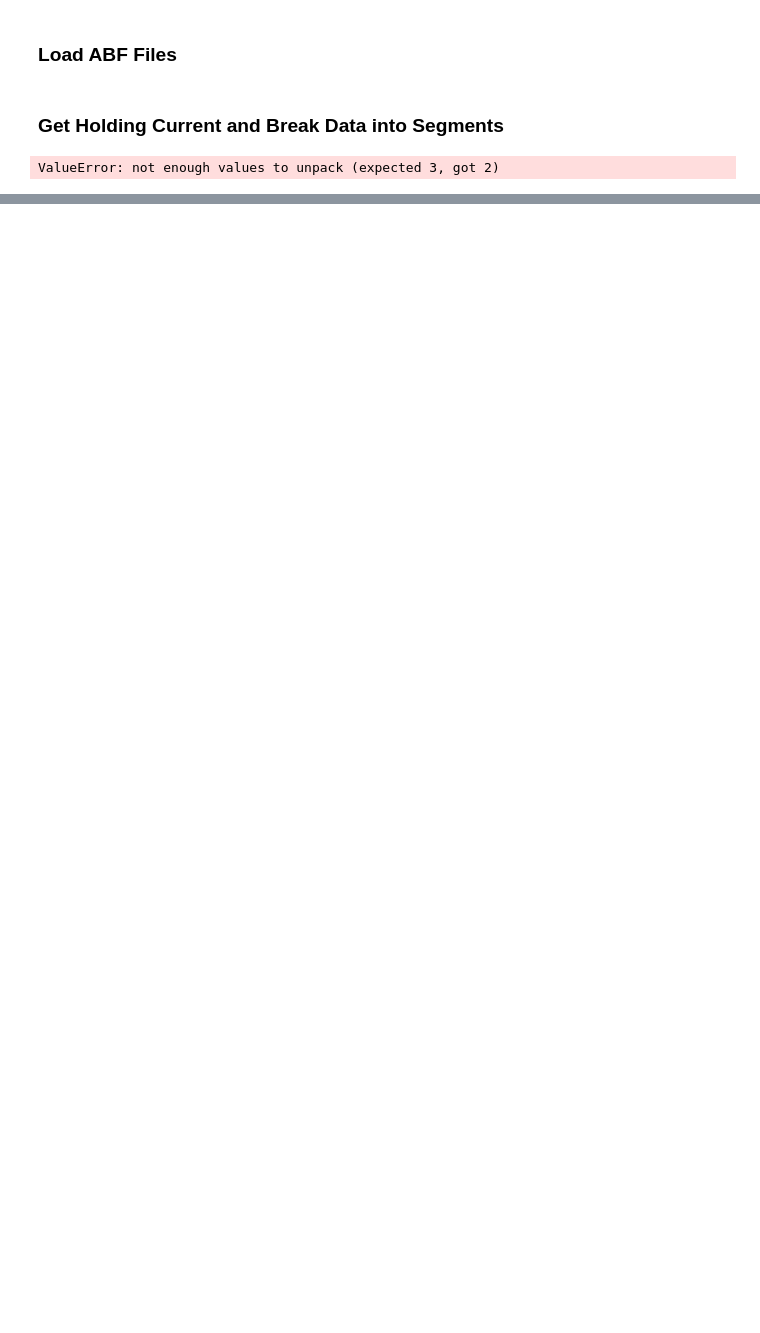
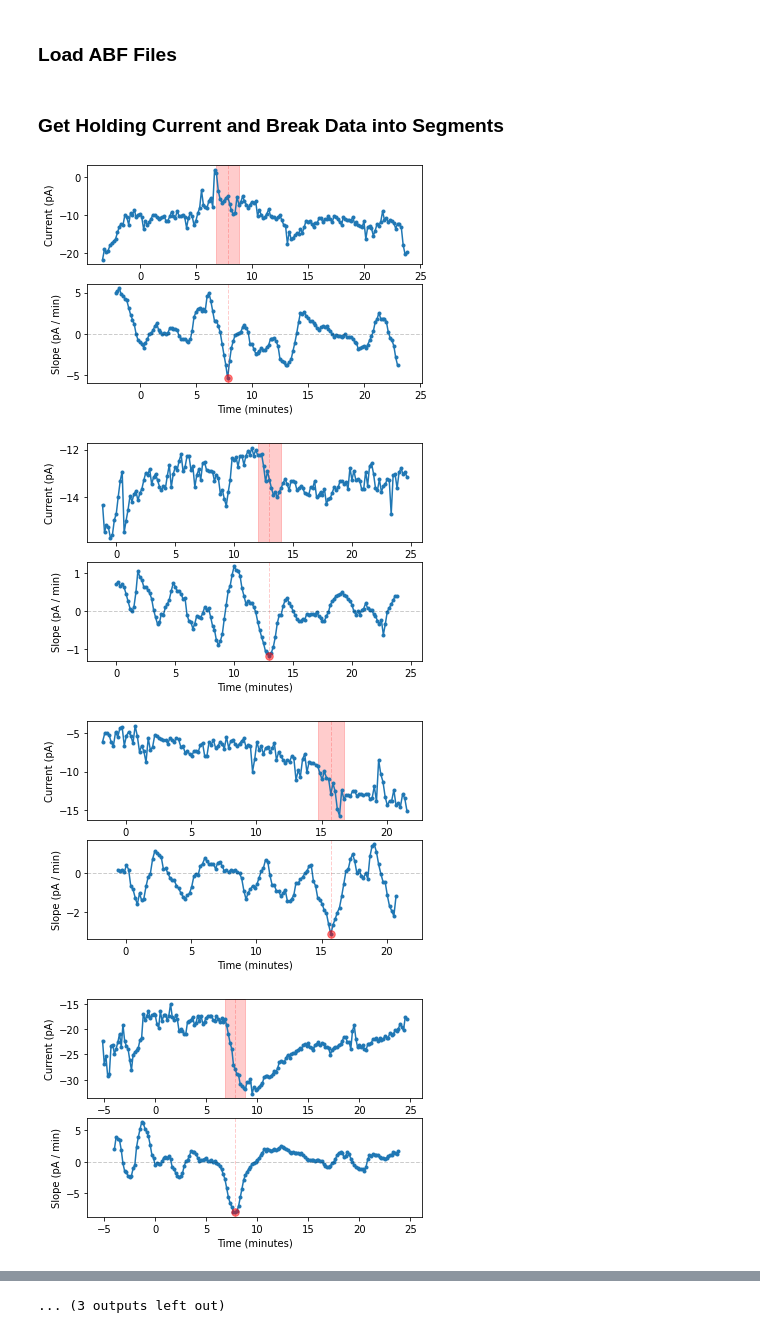
Before and after one commit to shengwanhui/Lab-Analysis-2019-2021-, a Jupyter notebook: src/IhSlopeAnalysis/iHoldSegmented-regression.ipynb, the cells around one changed output, grey strips where cells are left out. Cells and saved outputs as stored; diff of their text form; code cells hidden in the pictures; blank space fills up the shorter version.

```diff
--- a/src/IhSlopeAnalysis/iHoldSegmented-regression.ipynb
+++ b/src/IhSlopeAnalysis/iHoldSegmented-regression.ipynb
@@ -26,12 +27,30 @@ abfFilePaths = [
 ]
 # %% [markdown]
 ### Get Holding Current and Break Data into Segments
-# %%
-windowSize = 12
-for abfFilePath in abfFilePaths:
-    currentsRaw, timesRaw, abfID = abfTools.meanIhold(abfFilePath)
-    currentsSeg = statsTools.getMovingWindowSegments(currentsRaw, windowSize)
-    timesSeg = max(timesRaw)
-    print(timesSeg)
-# %% [output]
-ValueError: not enough values to unpack (expected 3, got 2)
+# %%
+sweepPeriod = 10/60
+windowSize = 12
+
+for abfFilePath in abfFilePaths:
+    currentsRaw, timesRaw, abfID = abfTools.meanIhold(abfFilePath)
+    currentsSegs = statsTools.getMovingWindowSegments(currentsRaw, windowSize)
+    slopes = slopeTools.getAllSegmentSlopes(currentsSegs, sweepPeriod)
+
+    # find the minimal slope
+    slopeMin = min(slopes)
+    indexSlopeMin = slopes.index(slopeMin)
+
+    # find the time point when the minimal slope happens
+    tagTime = abfTools.getFirstTagTime(abfFilePath)
+    slopeTimeOffset = windowSize * sweepPeriod / 2-(tagTime-5)
+    timesSegs = np.arange(len(slopes))*sweepPeriod + slopeTimeOffset
+    peakSlopeTime = timesSegs[indexSlopeMin]
+    #print(f"the maximal negative slope is {slopeMin} at {peakSlopeTime} min (index {indexSlopeMin})")
+
+    # plot current & slope vs time
+    plotTools.currentSlopeTimePlot(currentsRaw, timesRaw,slopes,timesSegs,peakSlopeTime, slopeMin, windowSize, sweepPeriod)
+# %% [output]
+[figure, added]
+[figure, added]
+[figure, added]
+[figure, added]
@@ -37,0 +65 @@ ValueError: not enough values to unpack (expected 3, got 2)
+... (3 outputs left out)
```
Also changed, not shown: parts of 3 cells of this notebook.
